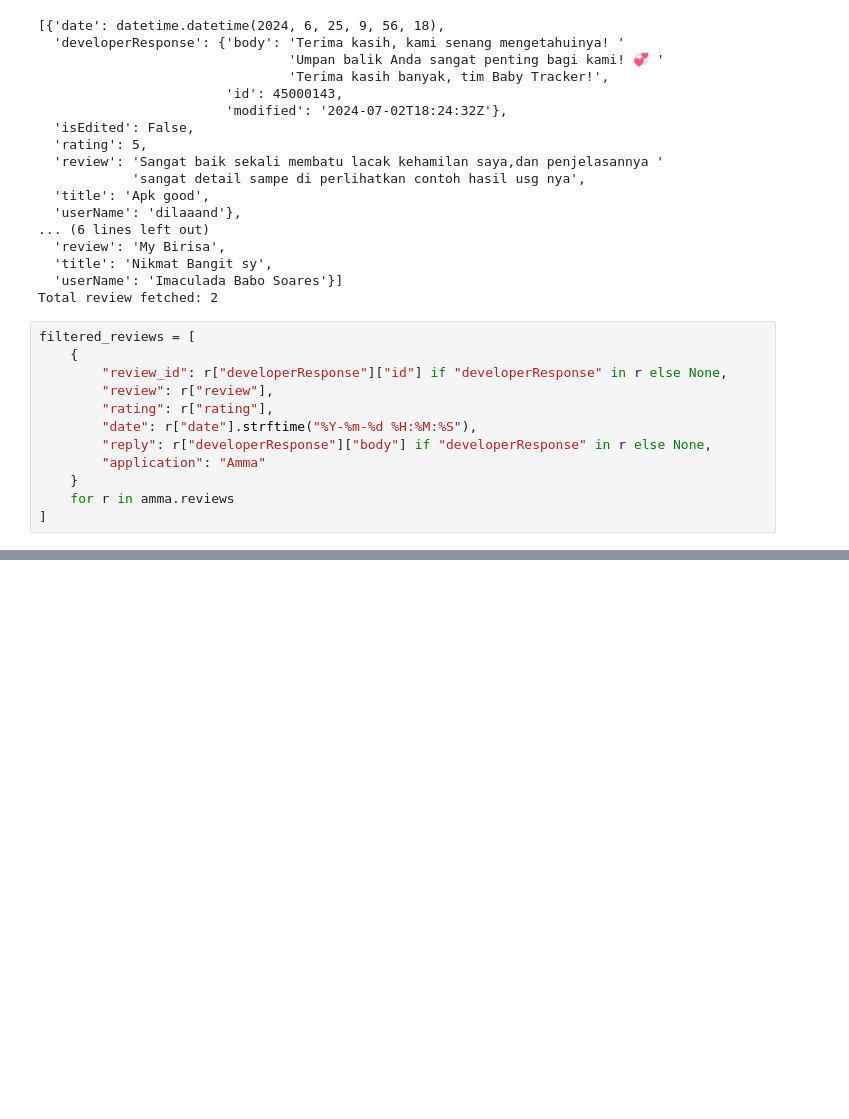
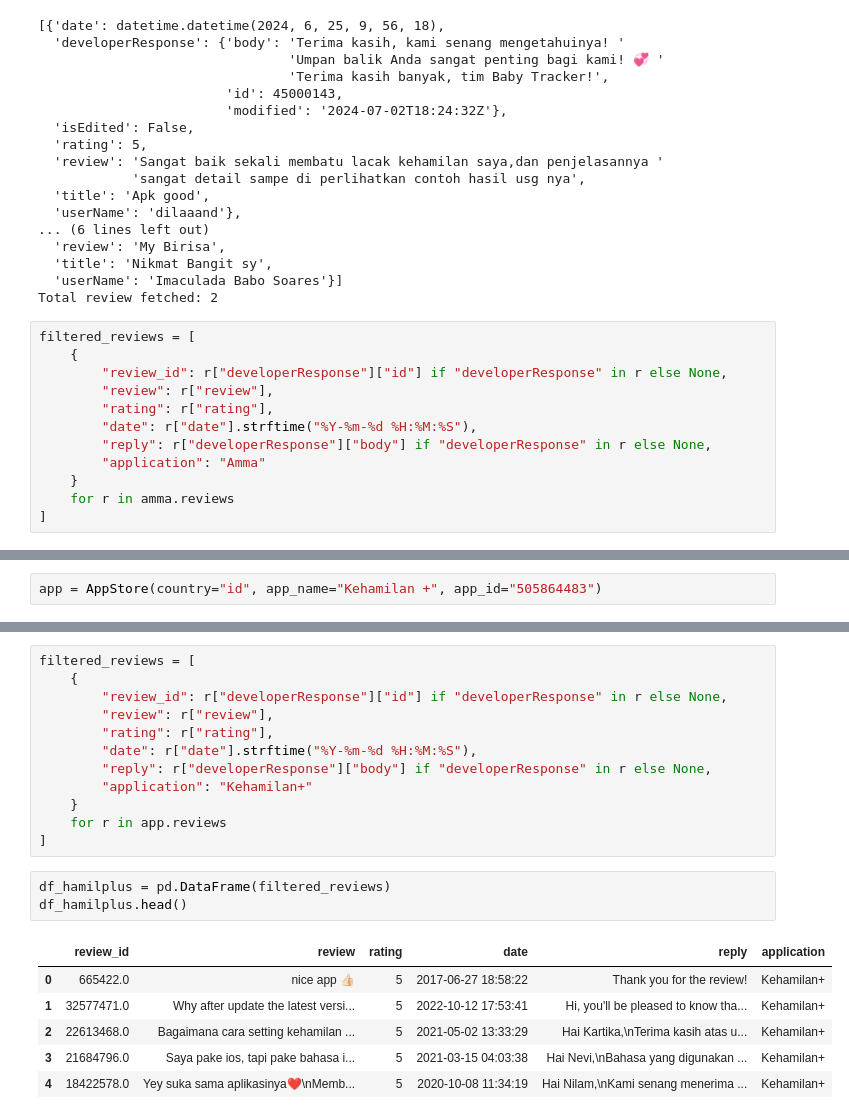
Before and after one commit to radyadhewa/gcn-for-app-reviews, a Jupyter notebook: scraping/app-store-scraper.ipynb, the cells around one changed output, grey strips where cells are left out. Drawn from its saved outputs; the diff is of its cells as text; blank space fills up the shorter version.

```diff
--- a/scraping/app-store-scraper.ipynb
+++ b/scraping/app-store-scraper.ipynb
@@ -69,0 +68,2 @@ df22.head()
+# %%
+app = AppStore(country="id", app_name="Kehamilan +", app_id="505864483")
@@ -69,0 +99,22 @@ df22.head()
+# %%
+filtered_reviews = [
+    {
+        "review_id": r["developerResponse"]["id"] if "developerResponse" in r else None,
+        "review": r["review"],
+        "rating": r["rating"],
+        "date": r["date"].strftime("%Y-%m-%d %H:%M:%S"),
+        "reply": r["developerResponse"]["body"] if "developerResponse" in r else None,
+        "application": "Kehamilan+"
+    }
+    for r in app.reviews
+]
+# %%
+df_hamilplus = pd.DataFrame(filtered_reviews)
+df_hamilplus.head()
+# %% [output]
+|  | review_id | review | rating | date | reply | application |
+| 0 | 665422.0 | nice app 👍🏻 | 5 | 2017-06-27 18:58:22 | Thank you for the review! | Kehamilan+ |
+| 1 | 32577471.0 | Why after update the latest versi... | 5 | 2022-10-12 17:53:41 | Hi, you'll be pleased to know tha... | Kehamilan+ |
+| 2 | 22613468.0 | Bagaimana cara setting kehamilan ... | 5 | 2021-05-02 13:33:29 | Hai Kartika,\nTerima kasih atas u... | Kehamilan+ |
+| 3 | 21684796.0 | Saya pake ios, tapi pake bahasa i... | 5 | 2021-03-15 04:03:38 | Hai Nevi,\nBahasa yang digunakan ... | Kehamilan+ |
+| 4 | 18422578.0 | Yey suka sama aplikasinya❤️\nMemb... | 5 | 2020-10-08 11:34:19 | Hai Nilam,\nKami senang menerima ... | Kehamilan+ |
```
Also changed, not shown: parts of 10 cells of this notebook, 28 other files.
